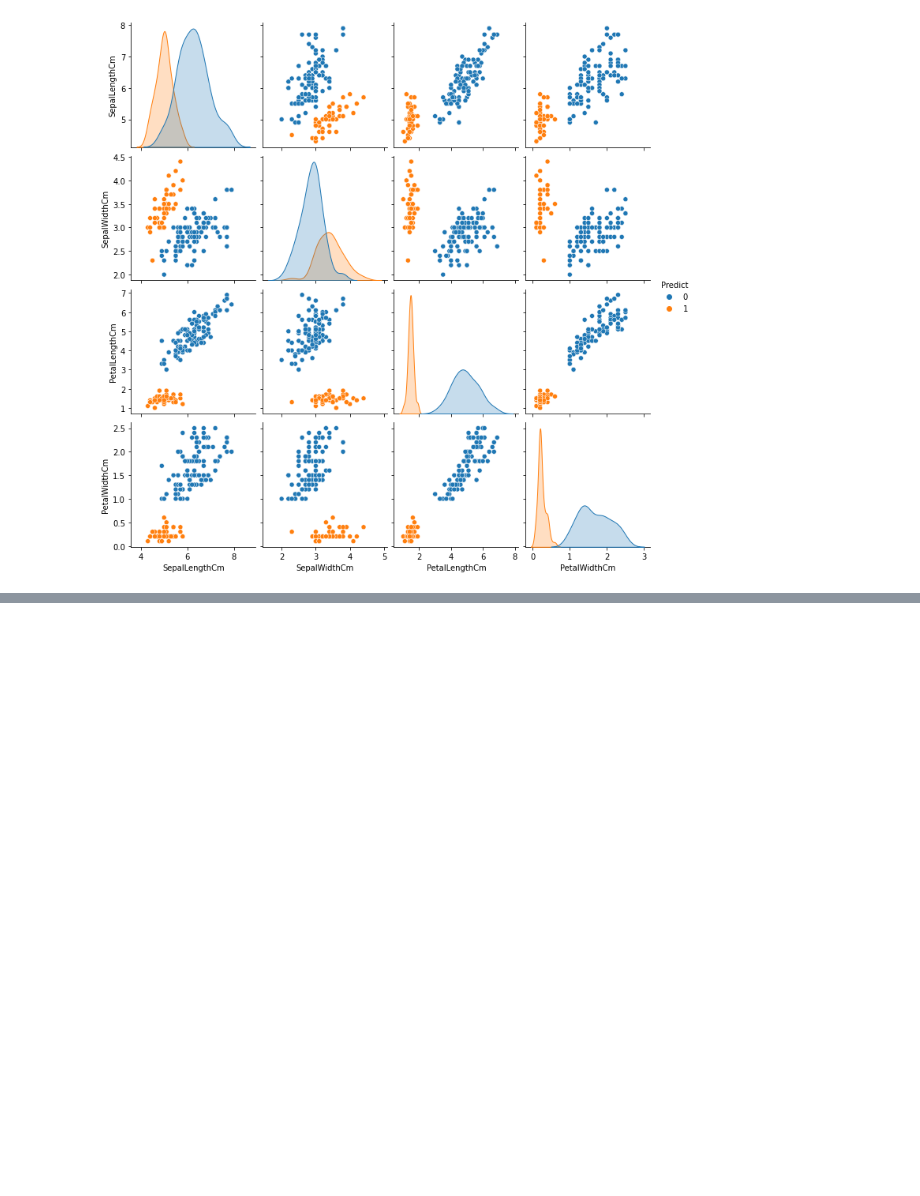
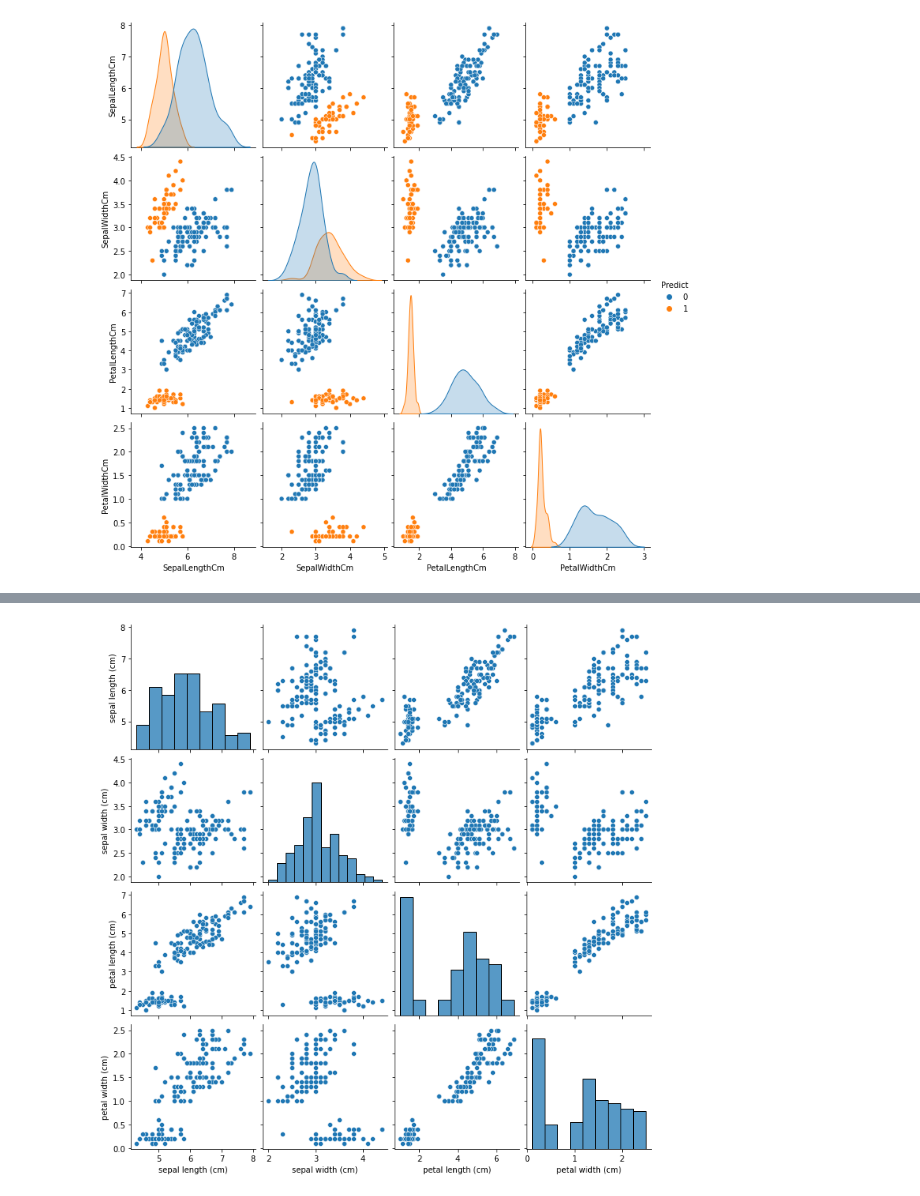
Before and after one commit to MuhammadUzair0786/Unsupervised-Machine-Learning-Algorithm, a Jupyter notebook: Hierarchical_Clustering & Types.ipynb, the cells around one changed output, grey strips where cells are left out. Saved outputs shown, nothing was run; the diff lists cells and outputs as text; code cells hidden in the pictures; blank space fills up the shorter version.

```diff
--- a/Hierarchical_Clustering & Types.ipynb
+++ b/Hierarchical_Clustering & Types.ipynb
@@ -62,0 +71,9 @@ A true divisive clustering algorithm is called DIANA (Divisive Analysis Clusteri
+# %%
+# Load Iris dataset
+iris = load_iris()
+
+# Convert to DataFrame
+data = pd.DataFrame(iris.data, columns=iris.feature_names)
+
+# Display first few rows
+data.head()
@@ -62,0 +87,5 @@ A true divisive clustering algorithm is called DIANA (Divisive Analysis Clusteri
+# %%
+sns.pairplot(data=data)
+plt.show()
+# %% [output]
+[figure, added]
```
Also changed, not shown: parts of 6 cells of this notebook.
